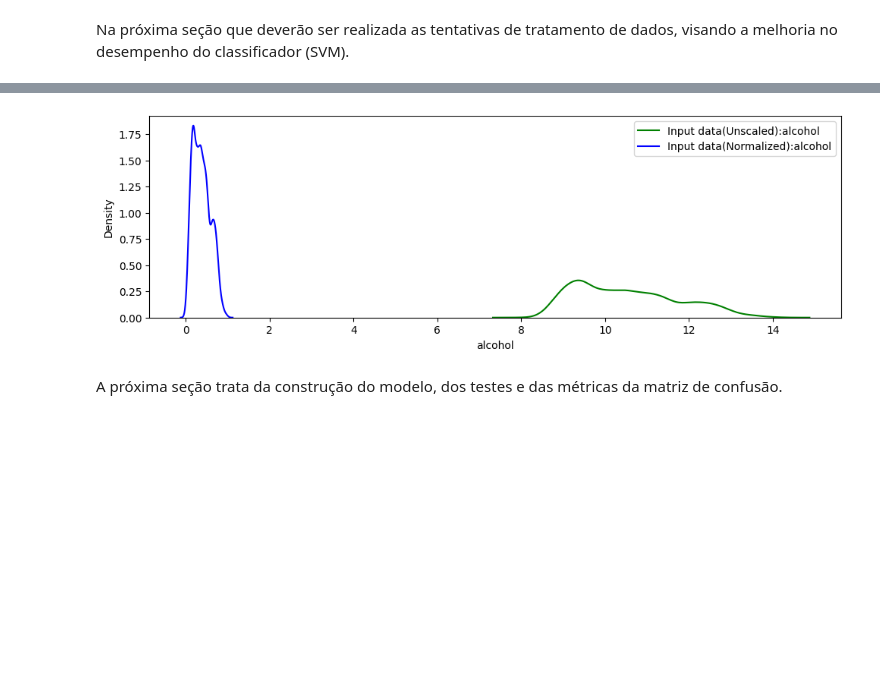
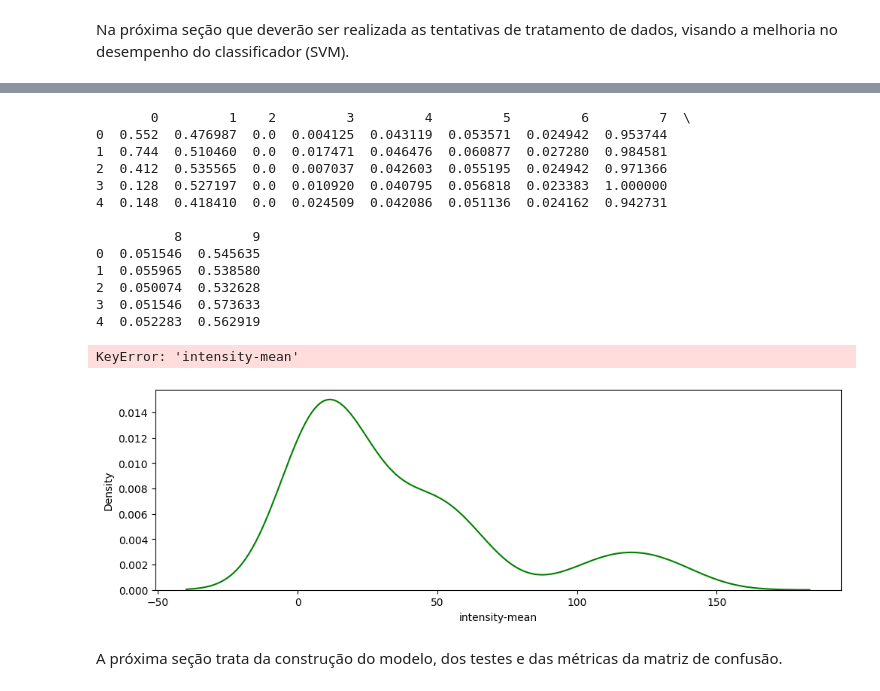
Before and after one commit to raraujor/iaap-ufpr-IAA006-arquitetura-de-dados, a Jupyter notebook: arq_dados_atividade_02.ipynb, the cells around one changed output, grey strips where cells are left out. Saved outputs shown, nothing was run; the diff lists cells and outputs as text; code cells hidden in the pictures; blank space fills up the shorter version.

```diff
--- a/arq_dados_atividade_02.ipynb
+++ b/arq_dados_atividade_02.ipynb
@@ -146,18 +205,23 @@ for i in range(0,len(cols)-1):
 # %%
 from scipy.stats import zscore
+import matplotlib.pyplot as plt
+import numpy as np
 
-# Buscaa por outliers
-
-winequality_df_no_dups.plot(kind='box', subplots=True, layout=(4, 4), figsize=(15, 10), sharex=False, sharey=False)
+# Busca por outliers
+img_seg_df_df_no_dups.plot(kind='box', subplots=True, layout=(5, 4), figsize=(15, 12), sharex=False, sharey=False)
 plt.tight_layout()
 plt.show()
 
-z_scores = winequality_df_no_dups.select_dtypes(include='number').apply(zscore)
+z_scores = img_seg_df_df_no_dups.select_dtypes(include='number').apply(zscore)
 outliers = (abs(z_scores) > 3)  # Z-score > 3 considered outlier
 
 print("Total de linhas que contem pelo menos um outlier:", np.sum(np.any(outliers, axis=1)))
 
-winequality_df_no_dups_no_outliers = winequality_df_no_dups[(~outliers).all(axis=1)]
-print("Total de padrões com outilers: ", winequality_df_no_dups.shape[0])
-print("Total de padrões após remoção de outilers: ", winequality_df_no_dups_no_outliers.shape[0])
+img_seg_df_df_no_dups_no_outliers = img_seg_df_df_no_dups[(~outliers).all(axis=1)]
+print("Total de padrões com outilers: ", img_seg_df_df_no_dups.shape[0])
+print("Total de padrões após remoção de outilers: ", img_seg_df_df_no_dups_no_outliers.shape[0])
+
+img_seg_df_df_no_dups_no_outliers.plot(kind='box', subplots=True, layout=(5, 4), figsize=(15, 12), sharex=False, sharey=False)
+plt.tight_layout()
+plt.show()
 # %% [output]
@@ -168,7 +233,6 @@ Total de padrões após remoção de outilers:  3620
 # %%
-X = winequality_df_no_dups_no_outliers.drop('quality', axis=1)
+X = img_seg_df_df_no_dups_no_outliers.drop('class', axis=1)
 print(X.head())
-Y = winequality_df_no_dups_no_outliers['quality']
-Y_orig = winequality_df['quality']
+Y = img_seg_df_df_no_dups_no_outliers['class']
 print(Y.unique())
 # %% [output]
@@ -191,0 +262,12 @@ print(Y.unique())
+# %%
+# Feature selection
+
+from sklearn.feature_selection import SequentialFeatureSelector
+from sklearn.linear_model import LogisticRegression
+
+sfs = SequentialFeatureSelector(LogisticRegression(solver='liblinear', max_iter=1000), n_features_to_select=10, direction='forward')
+sfs.fit(X, Y)
+
+selected_features = X.columns[sfs.get_support()]
+X = X[selected_features]
+print(selected_features)
@@ -227,20 +314,35 @@ print(X.head())
 # %%
+# Visualização do efeito da normalização em um feature.
 import pandas as pd
 import seaborn as sns
 from sklearn.preprocessing import StandardScaler, normalize, MinMaxScaler
 import scipy.stats as scs
 import matplotlib.pyplot as plt
 
 df_data_normalized = X.copy()
-df_data_normalized = df_data_normalized.rename(columns={10: 'alcohol'})
+df_data_normalized = df_data_normalized.rename(columns={10: 'intensity-mean'})
 plt.figure(figsize = (40,20))
-for idx, col in enumerate(list(['alcohol'])):
+for idx, col in enumerate(list(['intensity-mean'])):
     plt.subplot(5,3,idx + 1)
-    sns.kdeplot(winequality_df[col], color = 'g',label = f"Input data(Unscaled):{col}")
+    sns.kdeplot(img_seg_df[col], color = 'g',label = f"Input data(Unscaled):{col}")
     sns.kdeplot(df_data_normalized[col],color = 'b', label = f"Input data(Normalized):{col}" )
     plt.legend()
 plt.show()
 # %% [output]
+       0         1    2         3         4         5         6         7  \
+0  0.552  0.476987  0.0  0.004125  0.043119  0.053571  0.024942  0.953744
+1  0.744  0.510460  0.0  0.017471  0.046476  0.060877  0.027280  0.984581
+2  0.412  0.535565  0.0  0.007037  0.042603  0.055195  0.024942  0.971366
+3  0.128  0.527197  0.0  0.010920  0.040795  0.056818  0.023383  1.000000
+4  0.148  0.418410  0.0  0.024509  0.042086  0.051136  0.024162  0.942731
+
+          8         9
+0  0.051546  0.545635
+1  0.055965  0.538580
+2  0.050074  0.532628
+3  0.051546  0.573633
+4  0.052283  0.562919
+KeyError: 'intensity-mean'
-[figure, old version]
+[figure, new version]
 # %% [markdown]
 A próxima seção trata da construção do modelo, dos testes e das métricas da matriz de confusão.
```
Also changed, not shown: parts of 23 cells of this notebook.
